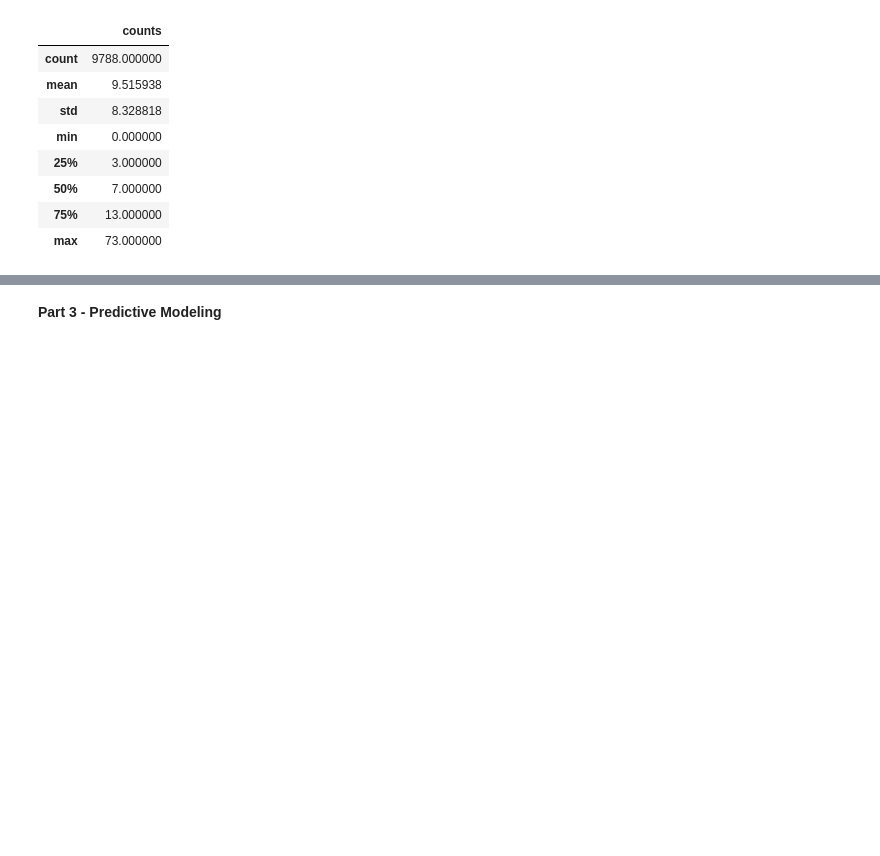
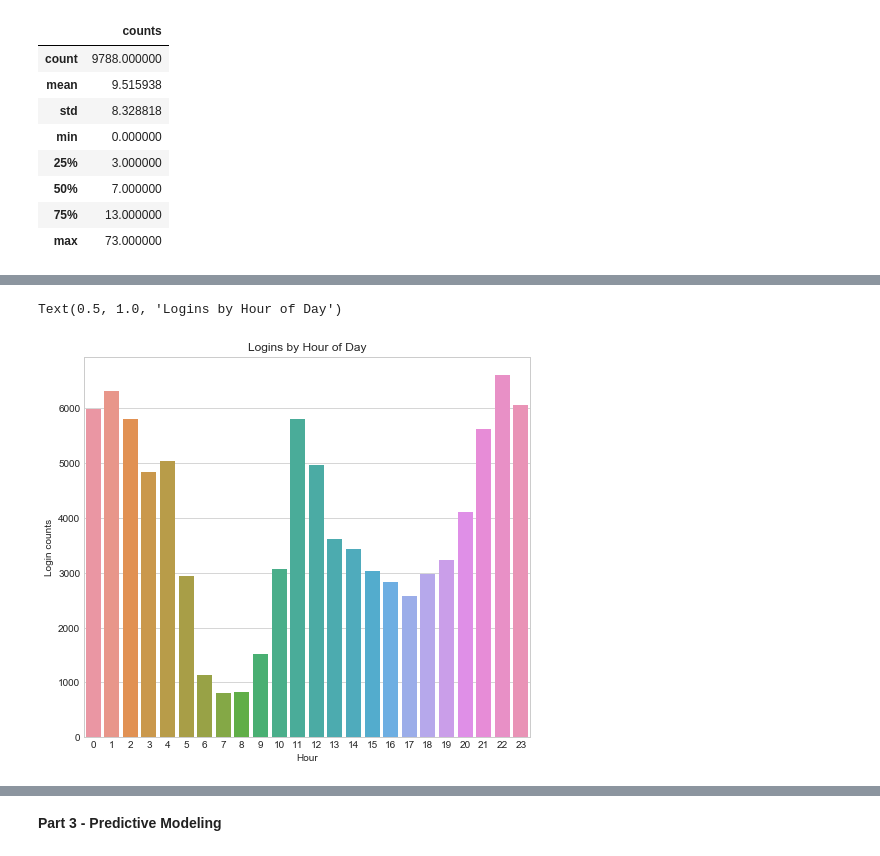
Before and after one commit to mightysquirrely/Springboard-Mini-Projects, a Jupyter notebook: Take-Home-Challenge-Code.ipynb, the cells around one changed output, grey strips where cells are left out. Drawn from its saved outputs; the diff is of its cells as text; code cells hidden in the pictures; blank space fills up the shorter version.

```diff
--- a/Take-Home-Challenge-Code.ipynb
+++ b/Take-Home-Challenge-Code.ipynb
@@ -67,0 +138,3 @@ On average there are approximately 10 logins every 15 minutes.  The median shows
+# %%
+time_df['hour'] = time_df['login_time'].dt.hour
+time_df.head(5)
@@ -67,0 +148,5 @@ On average there are approximately 10 logins every 15 minutes.  The median shows
+# %%
+#group by the hour for counts
+df_hour = time_df.groupby('hour', as_index=False).sum()
+df_hour.head()
+#as_index = False makes hour not be an index
@@ -67,0 +160,11 @@ On average there are approximately 10 logins every 15 minutes.  The median shows
+# %%
+# a visual by hour to report hourly usage no matter the day of the week
+fig = plt.figure(figsize=(8,7))
+
+sns.barplot(x = 'hour', y = 'counts', data = df_hour)
+plt.xlabel('Hour')
+plt.ylabel('Login counts')
+plt.title('Logins by Hour of Day')
+# %% [output]
+Text(0.5, 1.0, 'Logins by Hour of Day')
+[figure, added]
```
Also changed, not shown: parts of 25 cells of this notebook.
